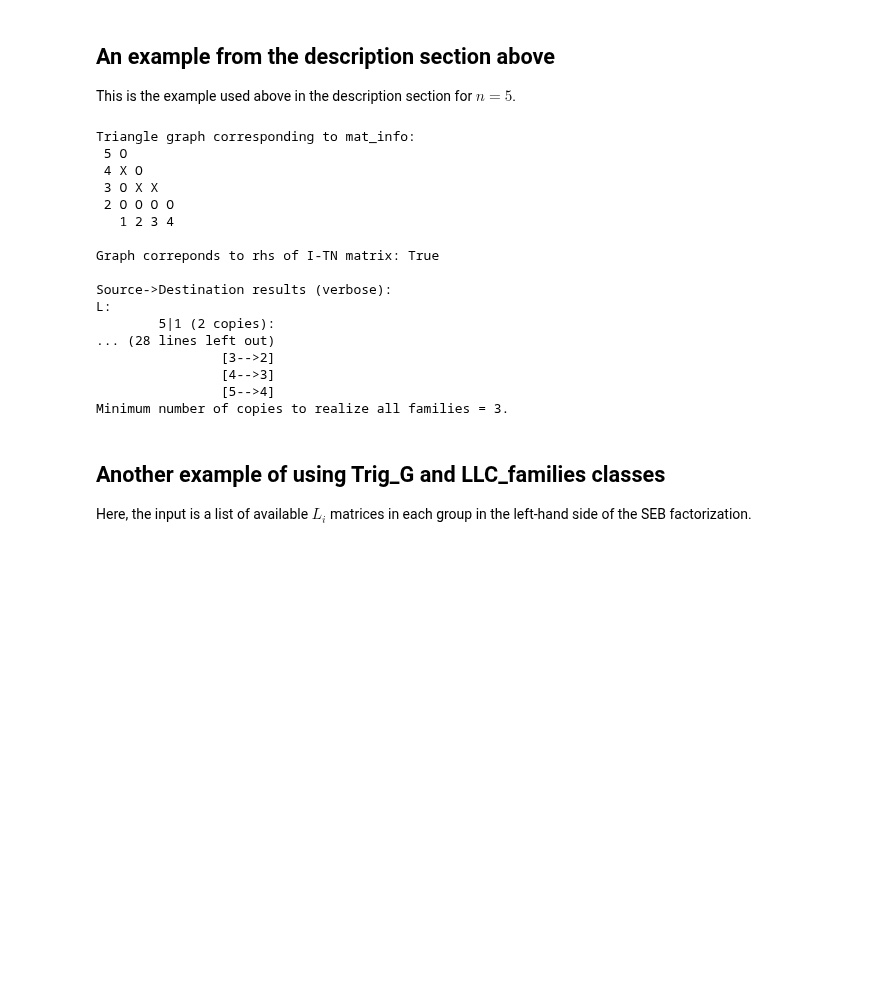
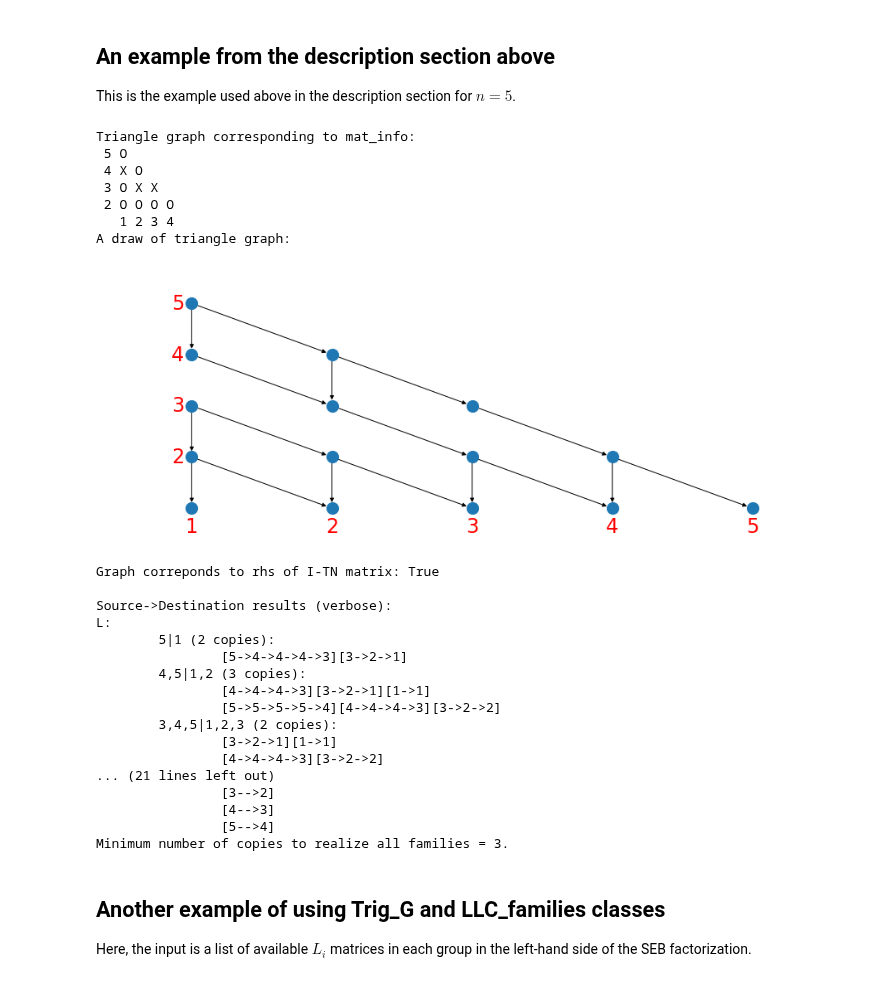
Before and after one commit to yoramzarai/Oscillatory, a Jupyter notebook: SEB_paths.ipynb, the cells around one changed output. Cells and saved outputs as stored; diff of their text form; code cells hidden in the pictures; blank space fills up the shorter version.

Commit message:
added drawing of triangle graph

```diff
--- a/SEB_paths.ipynb
+++ b/SEB_paths.ipynb
@@ -569,46 +628,64 @@ class OSC_exp():
 ## An example from the description section above
 This is the example used above in the description section for $n=5$.
 # %%
+%matplotlib inline
+import matplotlib.pyplot as plt
+from IPython.display import display
 ''' Define the input which is a list of L_i with positive parameters.
 Here, L_4 is missing from [L_5L_4L_3L_2], L_4 is missing from
 [L_5L_4L_3], L_5 is missing from [L_5L_4] and L_5 is not missing from [L_5]
 '''
 mat_info = [[5,3,2], [5,3], [4], [5]]
 # -----------------------------------------------------------------------------
 # create a triangle graph object
 G_L = Trig_G(info=mat_info)
 # display the triangle graph
 print("Triangle graph corresponding to mat_info:")
 G_L.show_trig_tbl()
+# can also draw the graph
+print("A draw of triangle graph:")
+plt1, ax = plt.subplots(figsize=(16,6))
+draw_triag_graph(G_L.tf_tbl, ax, noffset=[0.1, 0.12])
+ax.margins(.1, .1)
+display(plt1)
+plt.close()
 # check if it corresponds to a rhs of the SEB of an I-TN matrix
 print(f"\nGraph correponds to rhs of I-TN matrix: {G_L.valid_ITN}")
 # create a lower-left corner minor object based on the triangle graph object
 LC = LLC_families(G_L, name='L')
 # run the paths computation
 LC.run(verbose=False)
 # display paths and number of copies results
 print('\nSource->Destination results (verbose):')
 LC.display_results()
 print('\nSource->Destination results (compressed):')
 LC.display_results(compress=True)
 # %% [output]
 Triangle graph corresponding to mat_info:
  5 O
  4 X O
  3 O X X
  2 O O O O
    1 2 3 4
-
-Graph correponds to rhs of I-TN matrix: True
-
-Source->Destination results (verbose):
-L:
-        5|1 (2 copies):
-... (28 lines left out)
-                [3-->2]
-                [4-->3]
-                [5-->4]
-Minimum number of copies to realize all families = 3.
+A draw of triangle graph:
+[figure, added]
+Graph correponds to rhs of I-TN matrix: True
+
+Source->Destination results (verbose):
+L:
+        5|1 (2 copies):
+                [5->4->4->4->3][3->2->1]
+        4,5|1,2 (3 copies):
+                [4->4->4->3][3->2->1][1->1]
+                [5->5->5->5->4][4->4->4->3][3->2->2]
+        3,4,5|1,2,3 (2 copies):
+                [3->2->1][1->1]
+                [4->4->4->3][3->2->2]
+... (21 lines left out)
+                [3-->2]
+                [4-->3]
+                [5-->4]
+Minimum number of copies to realize all families = 3.
 # %% [markdown]
 ## Another example of using Trig_G and LLC_families classes
 Here, the input is a list of available $L_i$ matrices in each group in the left-hand side of the SEB factorization.
```
Also changed, not shown: parts of 4 cells of this notebook.
